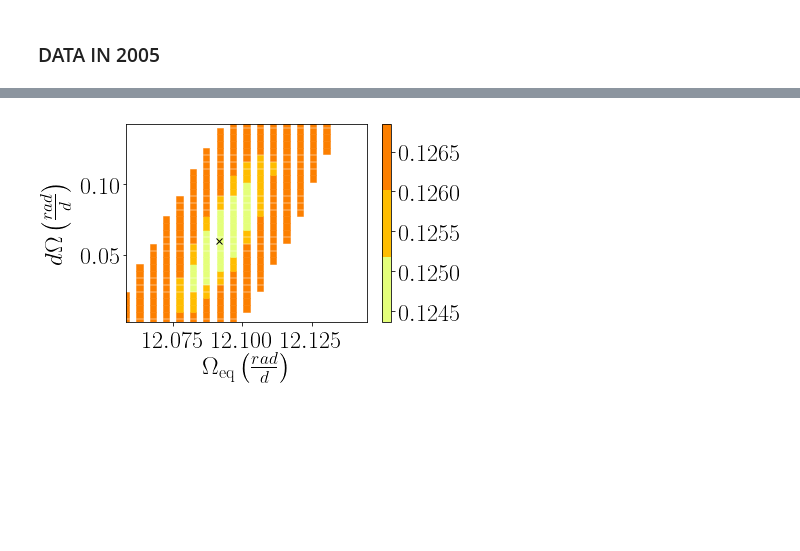
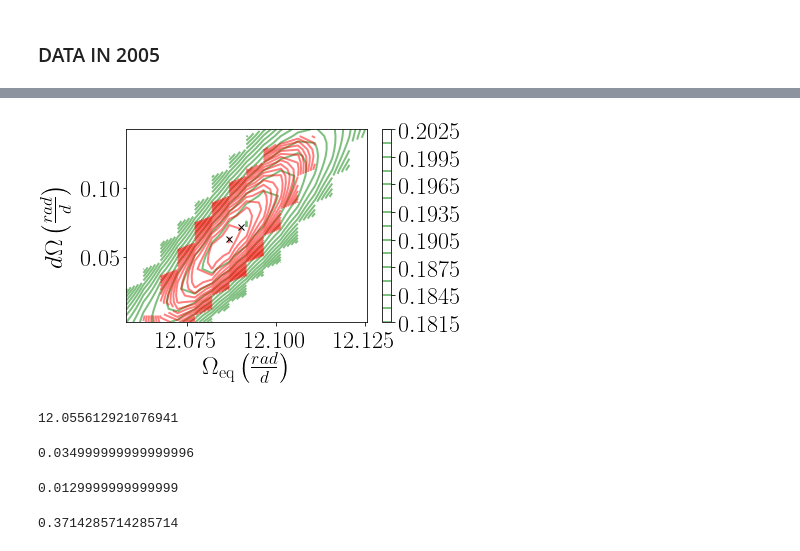
Before and after one commit to bzaire/Reports, a Jupyter notebook: search_DR.ipynb, the cells around one changed output, grey strips where cells are left out. Drawn from its saved outputs; the diff is of its cells as text; code cells hidden in the pictures; blank space fills up the shorter version.

```diff
--- a/search_DR.ipynb
+++ b/search_DR.ipynb
@@ -26,19 +26,23 @@ import cmocean as cm
 import matplotlib.font_manager
 
 # Read file with informations in each run
-beta, gamma, chisq, s, sp_ph, test, cool, hot = N.genfromtxt('data/search1_dr_2004.txt', unpack=True)
+beta, gamma, chisq, s, sp_ph, test, cool, hot = N.genfromtxt('data/search1_dr_i_2004.txt', unpack=True)
 
 # Set global min of spot coverage
 vmin = sp_ph.min()
 
 #select data within the conditions:
-ic = N.bitwise_and(chisq <= 0.3205, test <= 0.003)
+ic = N.bitwise_and(chisq <= 0.3005, test <= 0.003)
 beta = beta[ic]; gamma = gamma[ic]; chisq = chisq[ic]; s = s[ic]; sp_ph = sp_ph[ic]
 test = test[ic]; cool = cool[ic]; hot = hot[ic]
 #we also add another condition for the data (optional):
-isp = N.bitwise_and(sp_ph >= 1.00*vmin, sp_ph <= 1.20*vmin)
+level = 1.05
+isp = N.bitwise_and(sp_ph >= 1.00*vmin, sp_ph <= level*vmin)
 beta = beta[isp]; gamma = gamma[isp]; chisq = chisq[isp]; s = s[isp]; sp_ph = sp_ph[isp]
 test = test[isp]; cool = cool[isp]; hot = hot[isp]
+
+# Set max of spot coverage
+vmax = sp_ph.max()
 
 # Create a mesh and create new matrix with mesh's shape
 x, y = N.meshgrid(N.unique(beta), N.unique(gamma))
@@ -48,7 +52,7 @@ for i in range(sp_ph.shape[0]):
     indx = N.bitwise_and(x == beta[i], y == gamma[i])
     m_z[indx] = sp_ph[i]
 
-mask = m_z > 1.08*vmin
+mask = m_z > level*vmin
 z=N.ma.array(m_z, mask=mask)
 # find center in the 2d-plane
 optimize_func = lambda x: x[0]*beta**2 + x[1]*beta + x[2]*gamma**2 + x[3]*gamma \
@@ -57,9 +61,9 @@ coef = leastsq(optimize_func, [1.,1.,1.,1.,1.,1.])[0]
 a, b, c, d, e, f = coef.copy()
 best_x = 1./(4*a*c/e - e)*(d - 2.*c*b/e)
 best_y = 1./(4*a*c/e - e)*(b - 2.*a*d/e)
-print('Positions of the center in this plane:')
+print('Position of the center on this plane:')
 print('beta = %6.4f and gamma = %6.4f' %(best_x, best_y))
-period =  0.521183398 # in days
+period =  0.5211833875 # in days
 Omega0 = 2*N.pi/period
 print(r'Omega_EQ = %4.3f and dO = %4.3f' %((1-best_x)*Omega0, best_y*Omega0))
 # %% [output]
@@ -85,19 +141,22 @@ P.tight_layout()
 ### DATA IN 2005
 # %%
 # Read file with informations in each run
-beta, gamma, chisq, s, sp_ph, test, cool, hot = N.genfromtxt('data/search1_dr_2005.txt', unpack=True)
+beta, gamma, chisq, s, sp_ph, test, cool, hot = N.genfromtxt('data/search1_dr_i_2005.txt', unpack=True)
 
 # Set global min of spot coverage
 vmin = sp_ph.min()
 
 #select data within the conditions:
-ic = N.bitwise_and(chisq <= 0.3205, test <= 0.003)
+ic = N.bitwise_and(chisq <= 0.3605, test <= 0.003)
 beta = beta[ic]; gamma = gamma[ic]; chisq = chisq[ic]; s = s[ic]; sp_ph = sp_ph[ic]
 test = test[ic]; cool = cool[ic]; hot = hot[ic]
 #we also add another condition for the data (optional):
-isp = N.bitwise_and(sp_ph >= 1.00*vmin, sp_ph <= 1.20*vmin)
+isp = N.bitwise_and(sp_ph >= 1.00*vmin, sp_ph <= level*vmin)
 beta = beta[isp]; gamma = gamma[isp]; chisq = chisq[isp]; s = s[isp]; sp_ph = sp_ph[isp]
 test = test[isp]; cool = cool[isp]; hot = hot[isp]
+
+# Set max of spot coverage
+vmax = sp_ph.max()
 
 # Create a mesh and create new matrix with mesh's shape
 x, y = N.meshgrid(N.unique(beta), N.unique(gamma))
@@ -107,7 +166,7 @@ for i in range(sp_ph.shape[0]):
     indx = N.bitwise_and(x == beta[i], y == gamma[i])
     m_z[indx] = sp_ph[i]
 
-mask = m_z > 1.08*vmin
+mask = m_z > level*vmin
 z=N.ma.array(m_z, mask=mask)
 # find center in the 2d-plane
 optimize_func = lambda x: x[0]*beta**2 + x[1]*beta + x[2]*gamma**2 + x[3]*gamma \
@@ -126,16 +229,22 @@ Omega_EQ = 12.092 and dO = 0.060
 # %%
 period =  0.521183398 # in days
 Omega0 = 2*N.pi/period
 Oeq = (1 - x)*Omega0
 dO = y*Omega0
-P.scatter(Oeq,dO,c=z, marker = 's', s=40, cmap=cmap, vmin = vmin, vmax = 1.02*vmin)
-#P.contourf(Oeq,dO,z, cmap=cmap)
+#P.scatter(Oeq,dO,c=z, marker = 's', s=40, cmap=cmap, vmin = vmin, vmax = vmax)
+P.contour(Oeq, dO, z, 20, colors='g', alpha=0.5)#, levels = N.linspace(vmin, vmax, 8), cmap=cmap)
+P.colorbar()
 P.xlim((Oeq.min(), Oeq.max()))
 P.ylim((dO.min(), dO.max()))
 P.plot((1-best_x)*Omega0, best_y*Omega0, 'x', color='k')
-P.colorbar()
+# with stokes-V
+Oeq_v = (1 - x_v)*Omega0
+dO_v = y_v*Omega0
+#P.scatter(Oeq_v, dO_v, c=z_v, marker = 's', s=20, cmap=cmap, vmin = vmin_v, vmax = vmax_v)
+P.contour(Oeq_v, dO_v, z_v, 20, colors='r', alpha=0.5)#, levels = N.linspace(vmin_v, vmax_v, 8), cmap=cmap)
+P.plot((1-best_x_v)*Omega0, best_y_v*Omega0, 'x', color='k')
 P.xlabel(r'$\Omega_\mathrm{eq} \left(\frac{rad}{d}\right)$')
 P.ylabel(r'$d\Omega \left(\frac{rad}{d}\right)$')
 P.tight_layout()
 # %% [output]
-[figure, old version]
+[figure, new version]
@@ -141,0 +254,16 @@ P.tight_layout()
+# %%
+Omega0
+# %% [output]
+12.055612921076941
+# %%
+0.091-0.056
+# %% [output]
+0.034999999999999996
+# %%
+12.102-12.089
+# %% [output]
+0.0129999999999999
+# %%
+0.013/0.035
+# %% [output]
+0.3714285714285714
```
Also changed, not shown: parts of 6 cells of this notebook, 23 other files.
